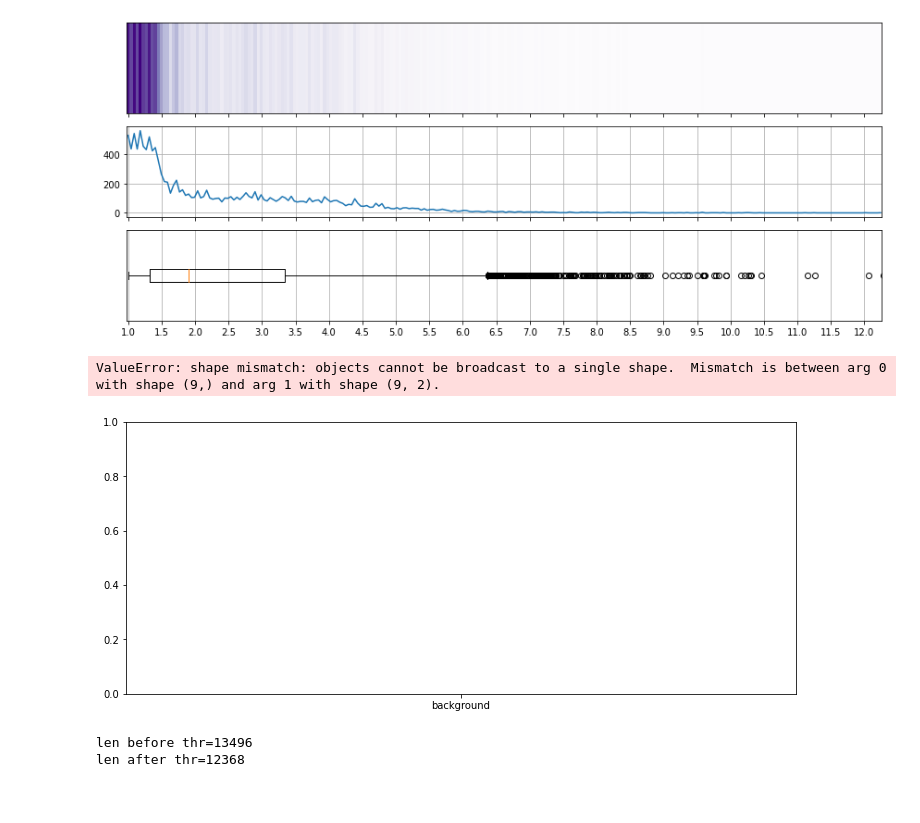
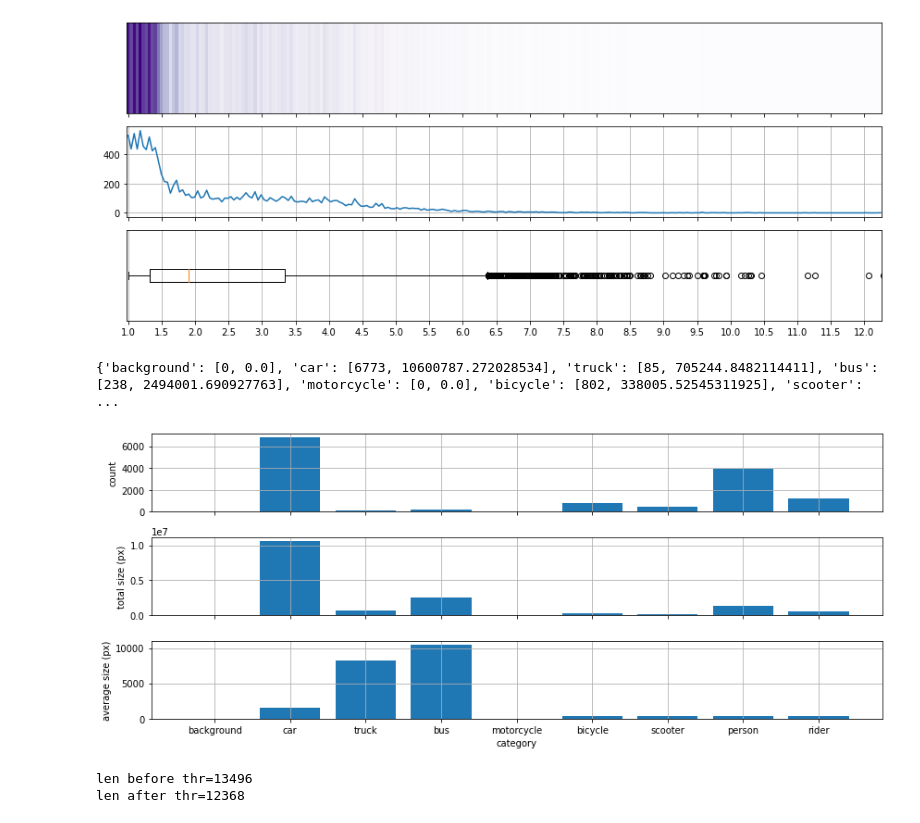
Before and after one commit to emilnebb/computer_vision-project, a Jupyter notebook: dataset_exploration/dataset_exploration.ipynb, the cells around one changed output. Drawn from its saved outputs; the diff is of its cells as text; code cells hidden in the pictures.

Commit message:
Add better class distribution plot

```diff
--- a/dataset_exploration/dataset_exploration.ipynb
+++ b/dataset_exploration/dataset_exploration.ipynb
@@ -103,18 +103,45 @@ plt.show()
 # %% [output]
 [figure]
 # %%
-with open('total_class_counters.json') as f:
+with open('class_distribution_count_size.json') as f:
     data = json.load(f)
 
-plt.figure(figsize=(12,5))
-plt.bar(*zip(*data.items()))
-plt.grid()
+import itertools
+
+print(data)
+
+x, y1, y2, y3 = [], [], [], []
+for category, (count, total_size) in data.items():
+    x.append(category)
+    y1.append(count)
+    y2.append(total_size)
+    if count == 0:
+        y3.append(0)
+    else:
+        y3.append(total_size/count)
+
+fig, (ax1, ax2, ax3) = plt.subplots(nrows=3, sharex=True, figsize=(12, 5))
+
+ax1.bar(x, y1)
+ax1.set_ylabel("count")
+ax1.grid()
+
+ax2.bar(x, y2)
+ax2.set_ylabel("total size (px)")
+ax2.grid()
+
+
+ax3.bar(x, y3)
+ax3.set_ylabel("average size (px)")
+ax3.set_xlabel("category")
+ax3.grid()
+
 plt.tight_layout()
-plt.savefig('total_class_counters.pdf')
+plt.savefig('class_distribution.pdf')
 plt.show()
 # %% [output]
-ValueError: shape mismatch: objects cannot be broadcast to a single shape.  Mismatch is between arg 0 with shape (9,) and arg 1 with shape (9, 2).
+{'background': [0, 0.0], 'car': [6773, 10600787.272028534], 'truck': [85, 705244.8482114411], 'bus': [238, 2494001.690927763], 'motorcycle': [0, 0.0], 'bicycle': [802, 338005.52545311925], 'scooter':  ...
-[figure, old version]
+[figure, new version]
 # %%
 import numpy as np; np.random.seed(0)
 import seaborn as sns; sns.set_theme()
```
Also changed, not shown: 7 other files.
